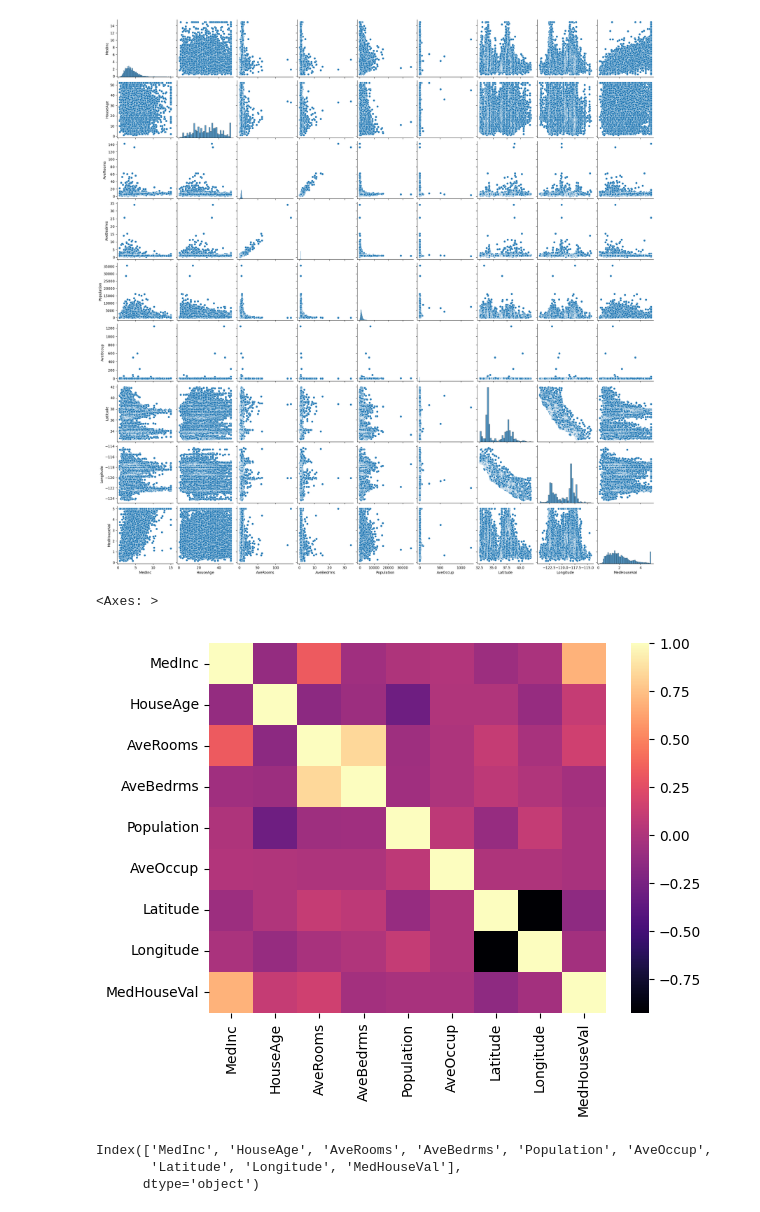
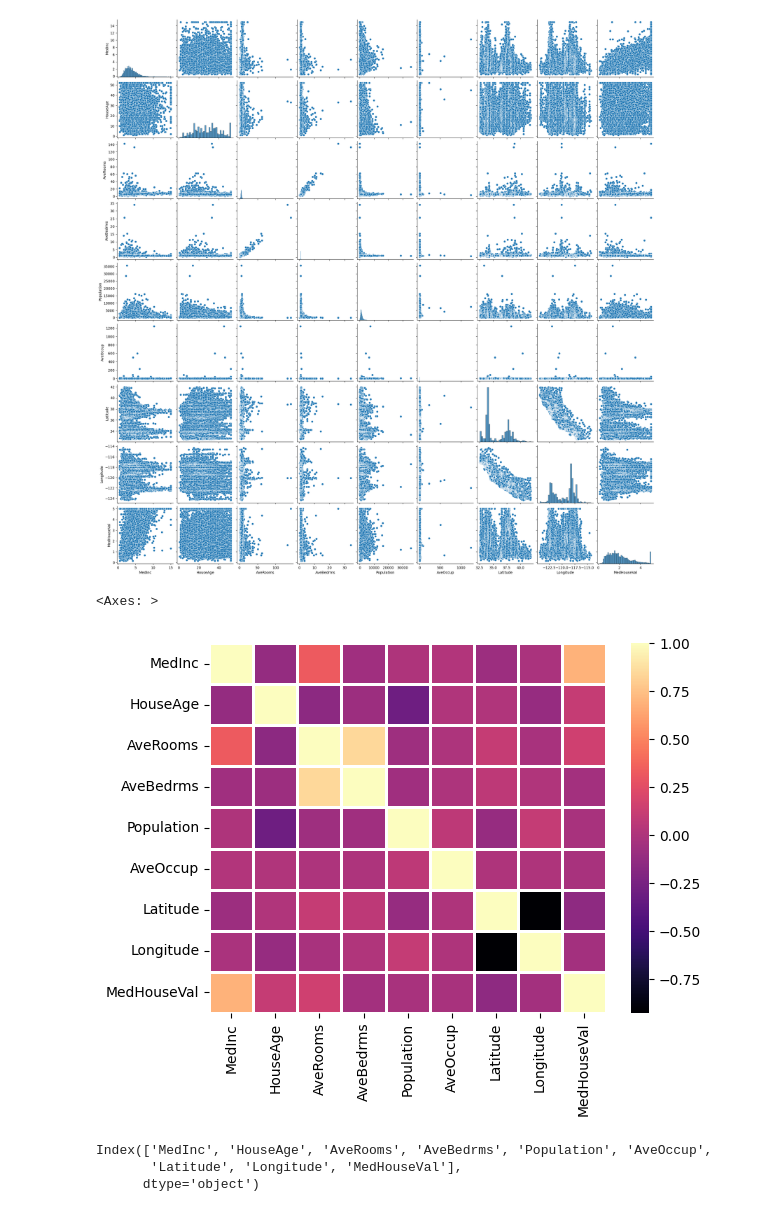
Before and after one commit to sharpaxis/Machine-learning-projects, a Jupyter notebook: lm_california.ipynb, the cells around one changed output. Drawn from its saved outputs; the diff is of its cells as text; code cells hidden in the pictures.

```diff
--- a/lm_california.ipynb
+++ b/lm_california.ipynb
@@ -80,10 +80,10 @@ sns.pairplot(df)
 <seaborn.axisgrid.PairGrid at 0x...>
 [figure]
 # %%
-sns.heatmap(df.corr(),cmap="magma")
+sns.heatmap(df.corr(),cmap="magma",linecolor="white",linewidth=1)
 # %% [output]
 <Axes: >
-[figure, old version]
+[figure, new version]
 # %%
 df.columns
 # %% [output]
```
